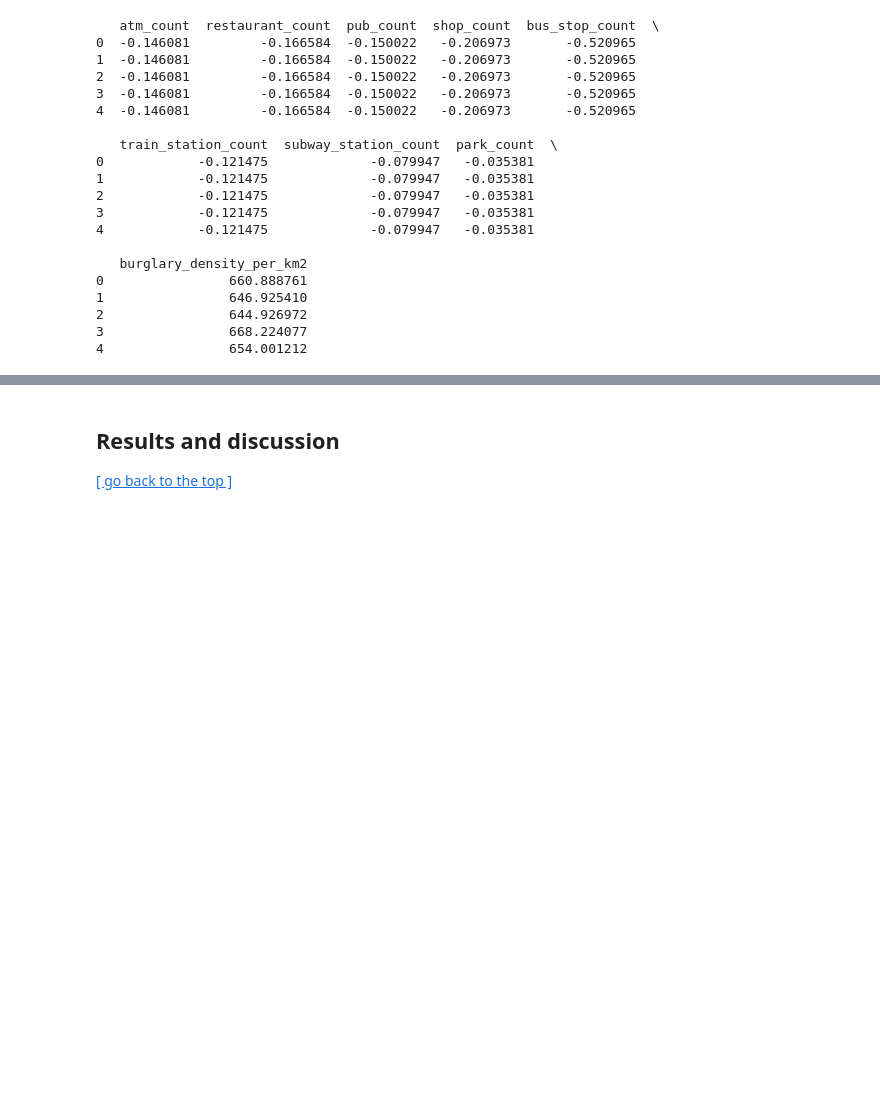
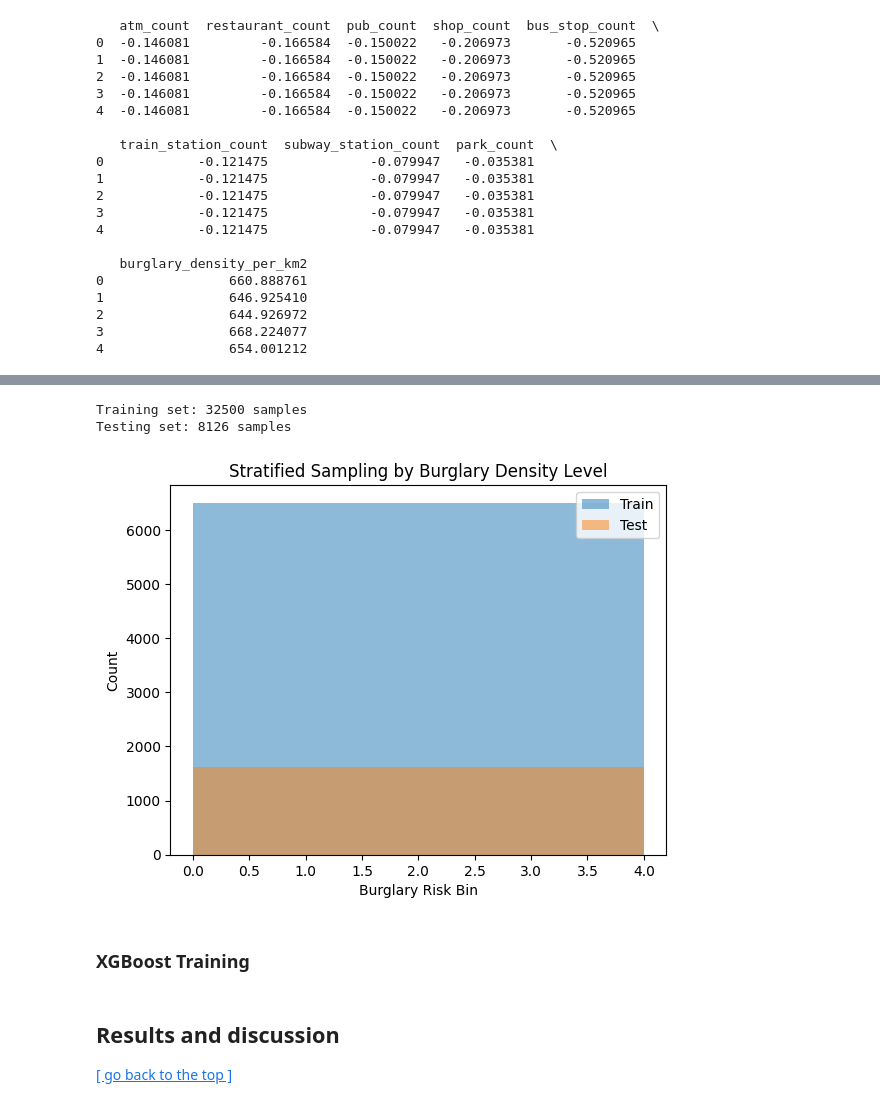
Before and after one commit to ixxiiris/CASA0006_assessment, a Jupyter notebook: Template_submission_CASA0006.ipynb, the cells around one changed output, grey strips where cells are left out. Drawn from its saved outputs; the diff is of its cells as text; code cells hidden in the pictures; blank space fills up the shorter version.

```diff
--- a/Template_submission_CASA0006.ipynb
+++ b/Template_submission_CASA0006.ipynb
@@ -556,3 +566,51 @@ grid_features.to_file("data/ml_model/Grid_features_for_model.geojson", driver="G
+# %%
+# === Model Selection and Setup ===
+
+# Load the GeoDataFrame containing standardised POI features and burglary density
+grid_features = gpd.read_file("data/ml_model/Grid_features_for_model.geojson")
+# %%
+# Select explanatory variables (standardised POI counts)
+poi_columns = [
+    "atm_count", "restaurant_count", "pub_count", "shop_count",
+    "bus_stop_count", "train_station_count", "subway_station_count", "park_count"
+]
+
+# Create feature matrix (X) and target variable (y)
+X = grid_features[poi_columns]
+y = grid_features["burglary_density_per_km2"]
+
+# Bin target variable for stratification
+# Categorisation of burglary density into 5 classes (quintiles)
+y_binned = pd.qcut(y, q=5, labels=False)
+
+# Split using stratified sampling (based on burglary risk bins)
+from sklearn.model_selection import StratifiedShuffleSplit
+
+splitter = StratifiedShuffleSplit(n_splits=1, test_size=0.2, random_state=42)
+
+for train_idx, test_idx in splitter.split(X, y_binned):
+    X_train, X_test = X.iloc[train_idx], X.iloc[test_idx]
+    y_train, y_test = y.iloc[train_idx], y.iloc[test_idx]
+
+# Print results
+print(f"Training set: {X_train.shape[0]} samples")
+print(f"Testing set: {X_test.shape[0]} samples")
+# %% [output]
+Training set: 32500 samples
+Testing set: 8126 samples
+# %%
+# Check distribution
+plt.hist(y_binned[train_idx], bins=5, alpha=0.5, label='Train')
+plt.hist(y_binned[test_idx], bins=5, alpha=0.5, label='Test')
+plt.legend()
+plt.title("Stratified Sampling by Burglary Density Level")
+plt.xlabel("Burglary Risk Bin")
+plt.ylabel("Count")
+plt.show()
+# %% [output]
+[figure, added]
+# %% [markdown]
+### XGBoost Training
 # %% [markdown]
 ## Results and discussion
 
```
Also changed, not shown: parts of 19 cells of this notebook.
